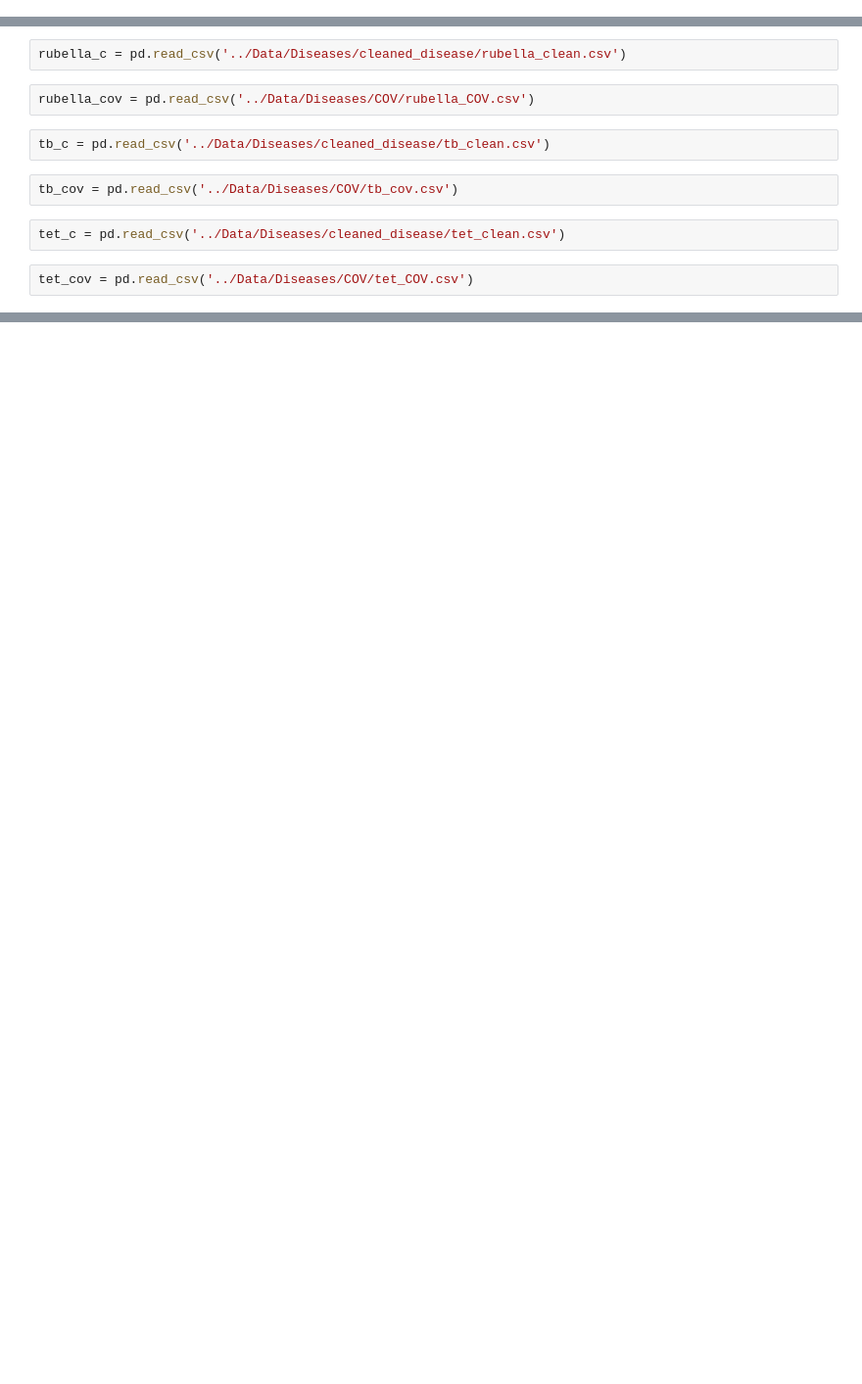
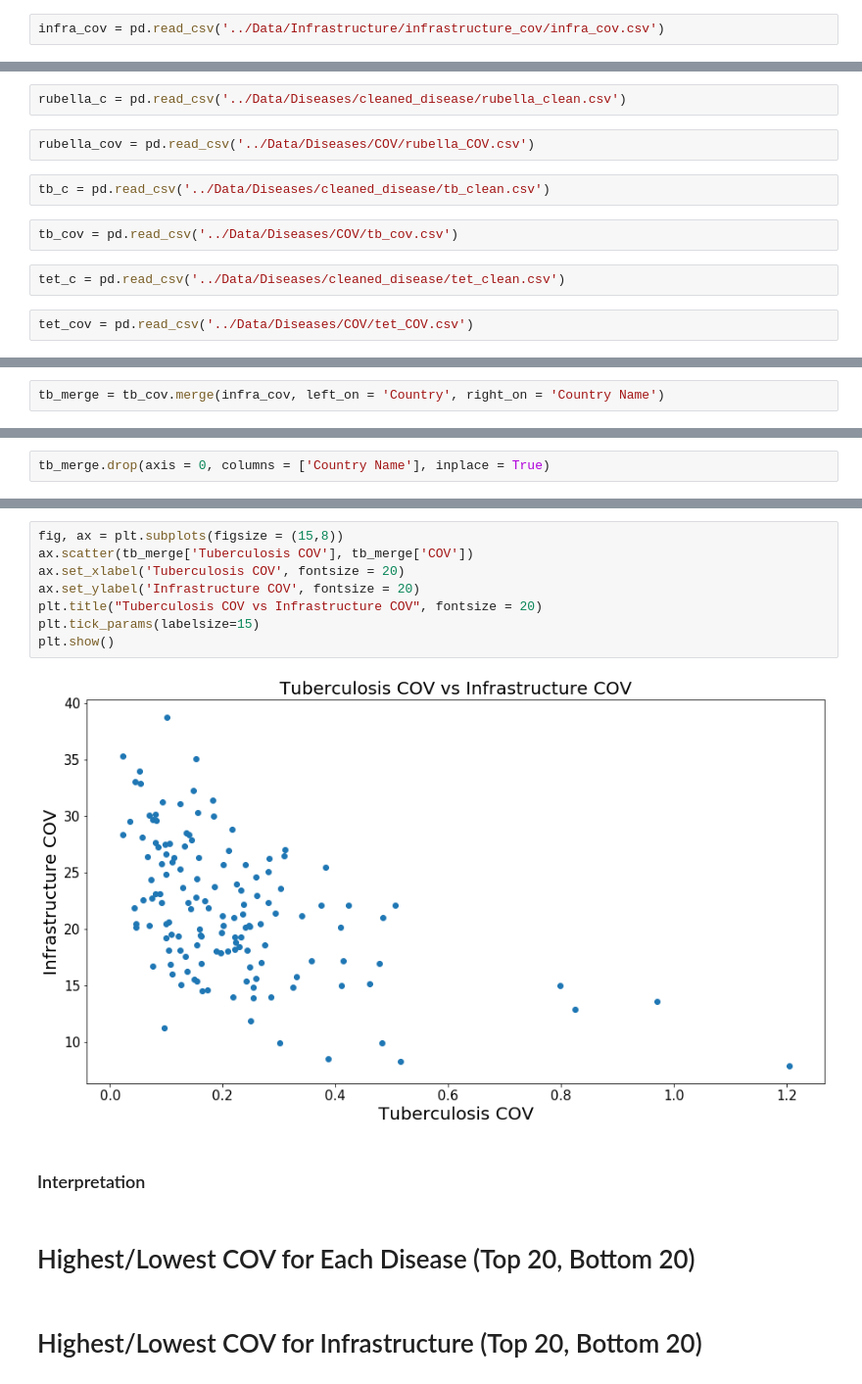
Before and after one commit to rnsfrd/capstone, a Jupyter notebook: Parts/Visualizations.ipynb, the cells around one changed output, grey strips where cells are left out. Shown at 98% size. Saved outputs shown, nothing was run; the diff lists cells and outputs as text; blank space fills up the shorter version.

```diff
--- a/Parts/Visualizations.ipynb
+++ b/Parts/Visualizations.ipynb
@@ -29,5 +29,7 @@ import matplotlib.pyplot as plt
 Highest variance vs Lowest Variance countries in infrastructure and # of cases
 # %%
 infra_c = pd.read_csv('../Data/Infrastructure/Cleaned_Infrastructure/infra_clean.csv')
+# %%
+infra_cov = pd.read_csv('../Data/Infrastructure/infrastructure_cov/infra_cov.csv')
 # %%
 spend_c = pd.read_csv('../Data/Infrastructure/Cleaned_Infrastructure/hspend_clean.csv')
@@ -71,0 +114,2 @@ tet_cov = pd.read_csv('../Data/Diseases/COV/tet_COV.csv')
+# %%
+tb_merge = tb_cov.merge(infra_cov, left_on = 'Country', right_on = 'Country Name')
@@ -71,0 +132,2 @@ tet_cov = pd.read_csv('../Data/Diseases/COV/tet_COV.csv')
+# %%
+tb_merge.drop(axis = 0, columns = ['Country Name'], inplace = True)
@@ -71,0 +143,16 @@ tet_cov = pd.read_csv('../Data/Diseases/COV/tet_COV.csv')
+# %%
+fig, ax = plt.subplots(figsize = (15,8))
+ax.scatter(tb_merge['Tuberculosis COV'], tb_merge['COV'])
+ax.set_xlabel('Tuberculosis COV', fontsize = 20)
+ax.set_ylabel('Infrastructure COV', fontsize = 20)
+plt.title("Tuberculosis COV vs Infrastructure COV", fontsize = 20)
+plt.tick_params(labelsize=15)
+plt.show()
+# %% [output]
+[figure, added]
+# %% [markdown]
+### Interpretation
+# %% [markdown]
+# Highest/Lowest COV for Each Disease (Top 20, Bottom 20)
+# %% [markdown]
+# Highest/Lowest COV for Infrastructure (Top 20, Bottom 20)
```
Also changed, not shown: parts of 10 cells of this notebook, 30 other files.
